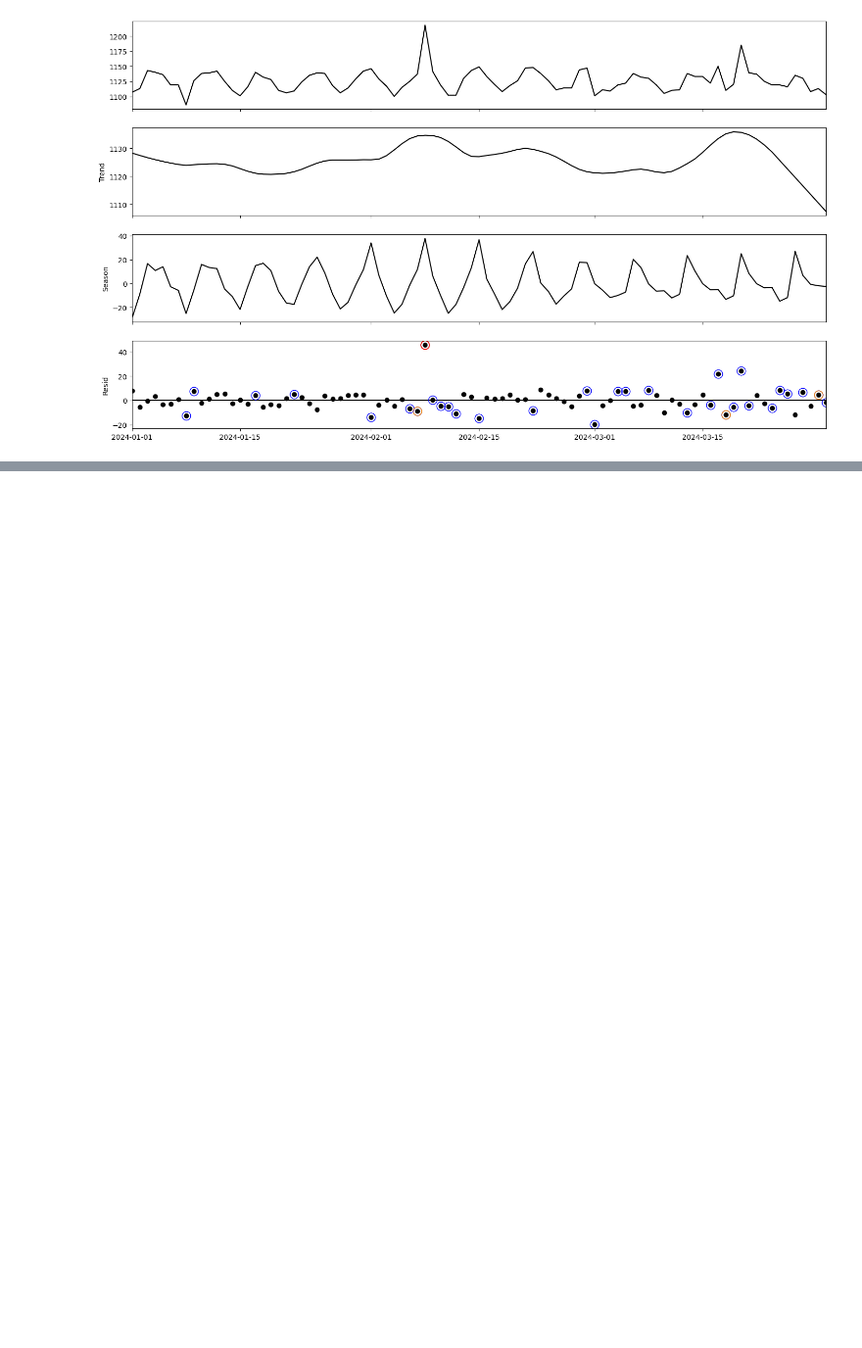
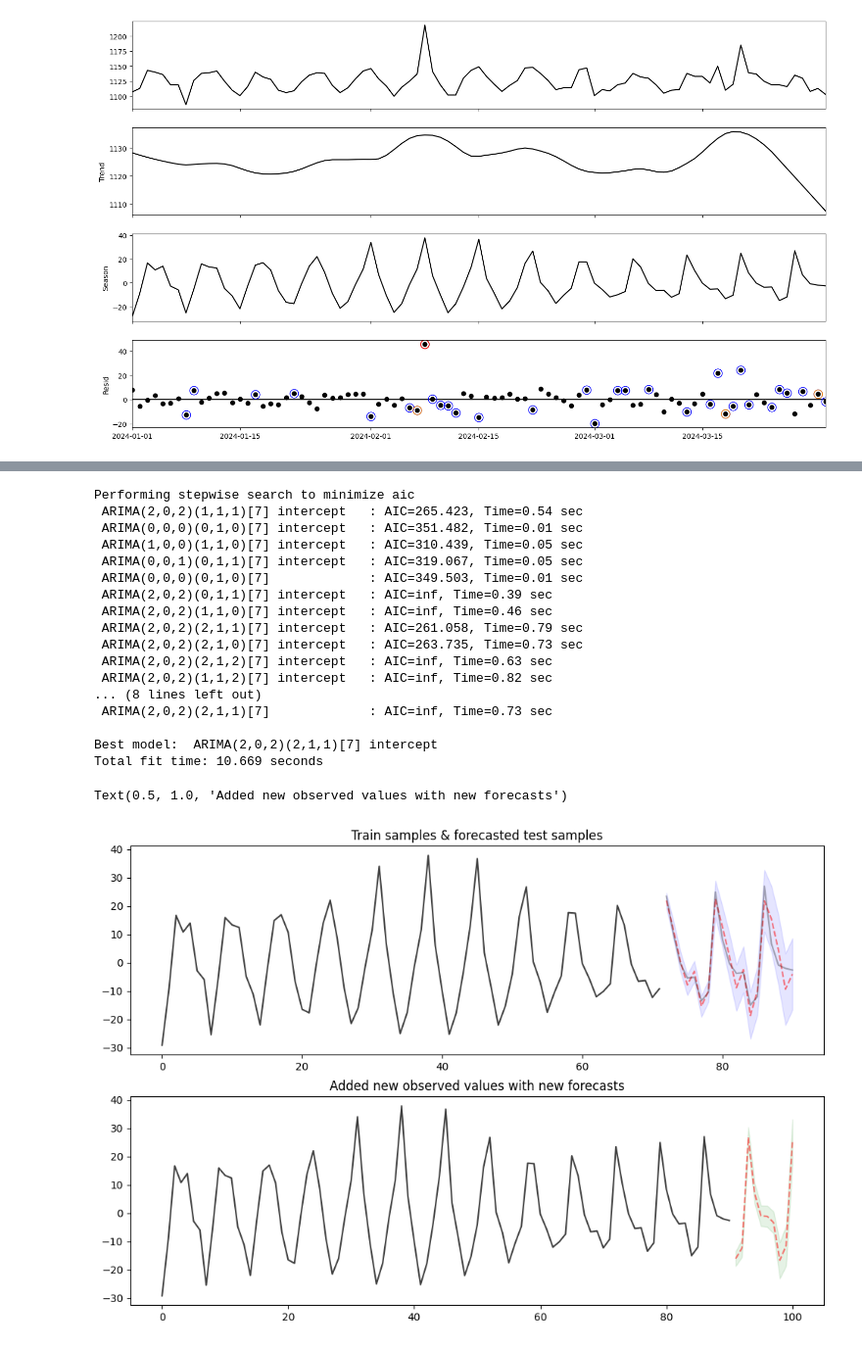
Before and after one commit to leeharry709/anomaly-detection-with-seasonal-trend-decomposition, a Jupyter notebook: usage.ipynb, the cells around one changed output, grey strips where cells are left out. Shown at 98% size. Saved outputs shown, nothing was run; the diff lists cells and outputs as text; code cells hidden in the pictures; blank space fills up the shorter version.

```diff
--- a/usage.ipynb
+++ b/usage.ipynb
@@ -169,0 +245,50 @@ for i in range(len(res.observed)):
+# %%
+train, test = model_selection.train_test_split(seasonal.values, train_size=0.8)
+
+arima = pm.auto_arima(train, max_iter=5, m=7, suppress_warnings=True,
+                      stepwise=True, error_action='ignore', trace=True)
+
+seasonal_preds, seasonal_conf_int = arima.predict(n_periods=test.shape[0], return_conf_int=True)
+
+fig, axes = plt.subplots(2, 1, figsize=(12, 8))
+x_axis = np.arange(train.shape[0] + seasonal_preds.shape[0])
+axes[0].plot(x_axis[:train.shape[0]], train, alpha=0.75)
+axes[0].plot(x_axis[train.shape[0]:], seasonal_preds, alpha=0.5, linestyle='--', color='r')
+axes[0].plot(x_axis[train.shape[0]:], test, alpha=0.3)
+axes[0].fill_between(x_axis[-seasonal_preds.shape[0]:], seasonal_conf_int[:, 0], seasonal_conf_int[:, 1],
+                     alpha=0.1, color='b')
+
+axes[0].set_title("Train samples & forecasted test samples")
+
+# Now add the actual samples to the model and create NEW forecasts
+arima.update(test)
+seasonal_new_preds, seasonal_new_conf_int = arima.predict(n_periods=10, return_conf_int=True)
+new_x_axis = np.arange(seasonal.shape[0] + 10)
+
+axes[1].plot(new_x_axis[:seasonal.shape[0]], seasonal, alpha=0.75)
+axes[1].plot(new_x_axis[seasonal.shape[0]:], seasonal_new_preds, alpha=0.5, linestyle='--', color='r')
+axes[1].fill_between(new_x_axis[-seasonal_new_preds.shape[0]:],
+                     seasonal_new_conf_int[:, 0],
+                     seasonal_new_conf_int[:, 1],
+                     alpha=0.1, color='g')
+axes[1].set_title("Added new observed values with new forecasts")
+# %% [output]
+Performing stepwise search to minimize aic
+ ARIMA(2,0,2)(1,1,1)[7] intercept   : AIC=265.423, Time=0.54 sec
+ ARIMA(0,0,0)(0,1,0)[7] intercept   : AIC=351.482, Time=0.01 sec
+ ARIMA(1,0,0)(1,1,0)[7] intercept   : AIC=310.439, Time=0.05 sec
+ ARIMA(0,0,1)(0,1,1)[7] intercept   : AIC=319.067, Time=0.05 sec
+ ARIMA(0,0,0)(0,1,0)[7]             : AIC=349.503, Time=0.01 sec
+ ARIMA(2,0,2)(0,1,1)[7] intercept   : AIC=inf, Time=0.39 sec
+ ARIMA(2,0,2)(1,1,0)[7] intercept   : AIC=inf, Time=0.46 sec
+ ARIMA(2,0,2)(2,1,1)[7] intercept   : AIC=261.058, Time=0.79 sec
+ ARIMA(2,0,2)(2,1,0)[7] intercept   : AIC=263.735, Time=0.73 sec
+ ARIMA(2,0,2)(2,1,2)[7] intercept   : AIC=inf, Time=0.63 sec
+ ARIMA(2,0,2)(1,1,2)[7] intercept   : AIC=inf, Time=0.82 sec
+... (8 lines left out)
+ ARIMA(2,0,2)(2,1,1)[7]             : AIC=inf, Time=0.73 sec
+
+Best model:  ARIMA(2,0,2)(2,1,1)[7] intercept
+Total fit time: 10.669 seconds
+Text(0.5, 1.0, 'Added new observed values with new forecasts')
+[figure, added]
```
Also changed, not shown: parts of 10 cells of this notebook.
